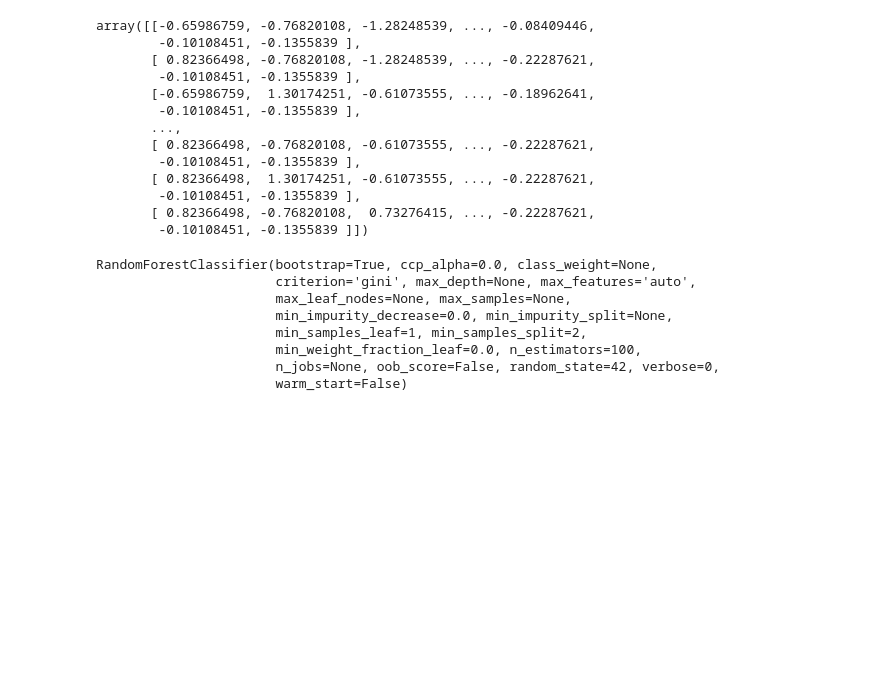
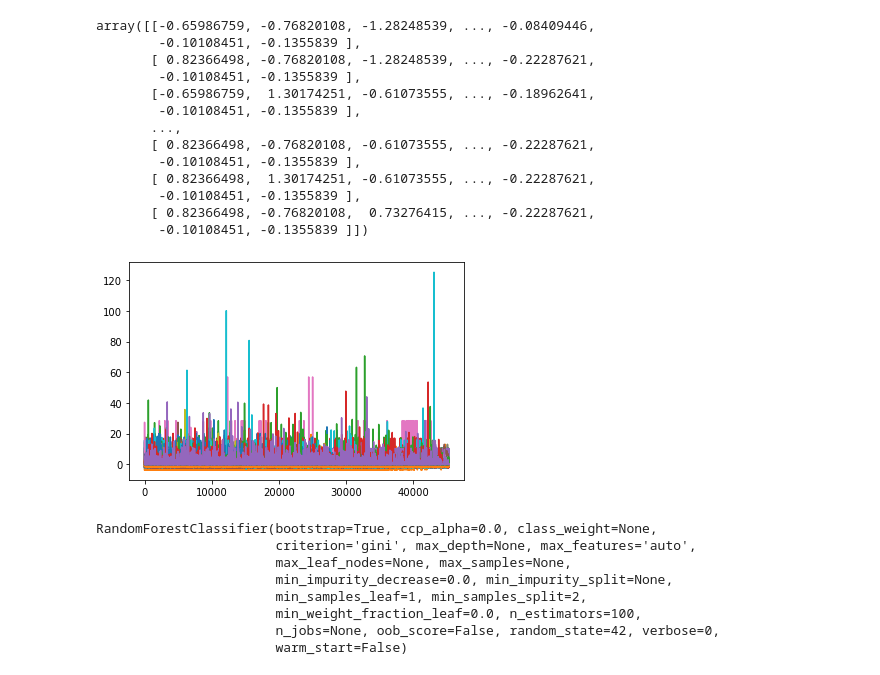
Before and after one commit to diogoeverson/Data-Sci-ML-Python-Analise-Credito-Varejo, a Jupyter notebook: Data-Sci-ML-Python-Analise-Credito-Varejo.ipynb, the cells around one changed output. Drawn from its saved outputs; the diff is of its cells as text; code cells hidden in the pictures; blank space fills up the shorter version.

```diff
--- a/Data-Sci-ML-Python-Analise-Credito-Varejo.ipynb
+++ b/Data-Sci-ML-Python-Analise-Credito-Varejo.ipynb
@@ -224,6 +226,11 @@ array([[-0.65986759, -0.76820108, -1.28248539, ..., -0.08409446,
         -0.10108451, -0.1355839 ],
        [ 0.82366498, -0.76820108,  0.73276415, ..., -0.22287621,
         -0.10108451, -0.1355839 ]])
+# %%
+plt.plot( nparray_dados)
+plt.show()
+# %% [output]
+[figure, added]
 # %%
 #Criação dos modelos
 # Definindo a taxa de split
```
Also changed, not shown: parts of 9 cells of this notebook.
